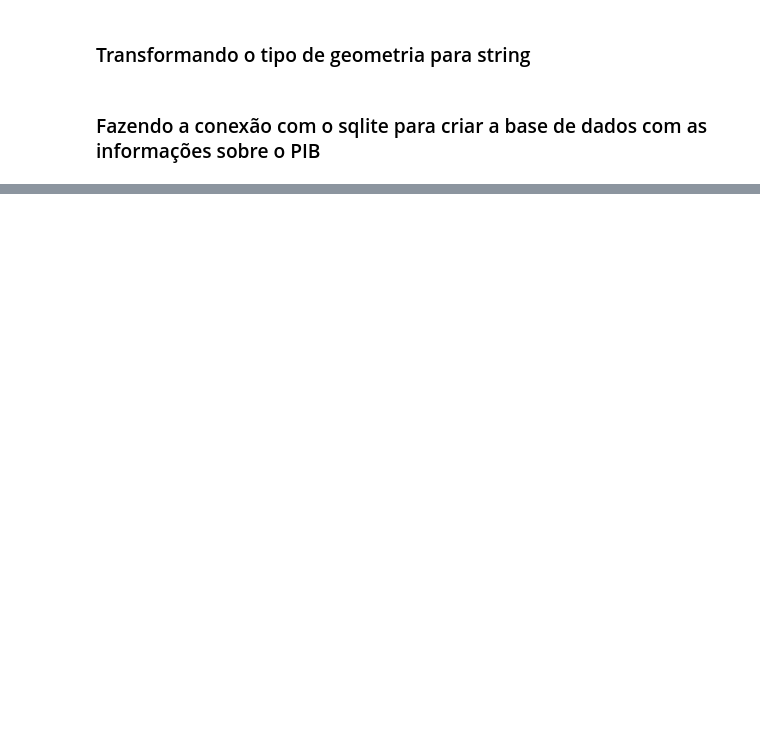
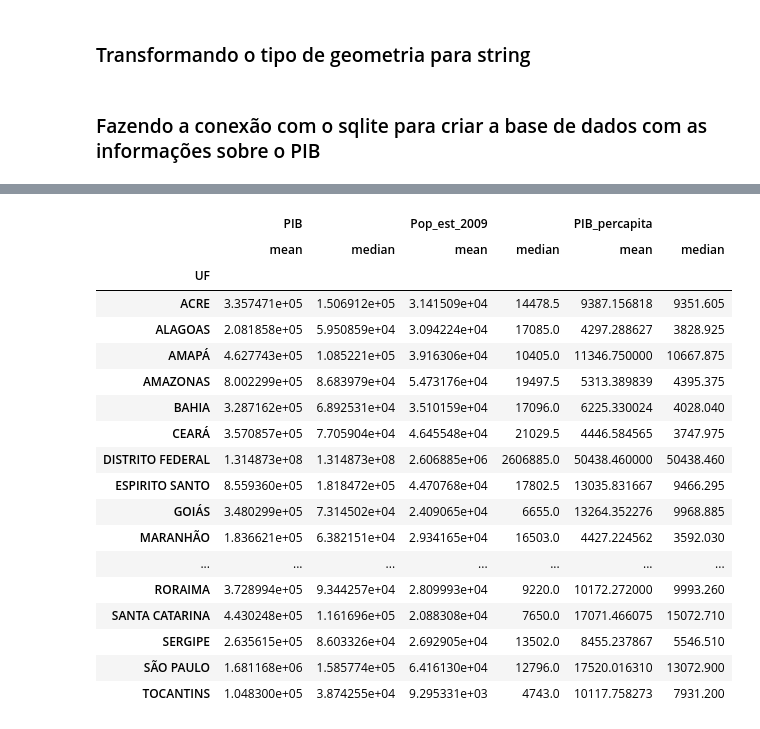
Before and after one commit to biancarvalho/banco-de-dados, a Jupyter notebook: A2/a2.ipynb, the cells around one changed output, grey strips where cells are left out. Saved outputs shown, nothing was run; the diff lists cells and outputs as text; code cells hidden in the pictures; blank space fills up the shorter version.

```diff
--- a/A2/a2.ipynb
+++ b/A2/a2.ipynb
@@ -130,0 +117,3 @@ pib.head()
+# %%
+pib = pd.read_sql('SELECT UF, nome, Censo, PIB, Pop_est_2009, PIB_percapita, classe, geometry FROM pib', conn)
+pib.head()
@@ -130,0 +127,22 @@ pib.head()
+# %%
+pib.groupby('UF')[['PIB', 'Pop_est_2009', 'PIB_percapita']].agg(['mean', 'median'])
+# %% [output]
+|  | PIB |  | Pop_est_2009 |  | PIB_percapita |  |
+|  | mean | median | mean | median | mean | median |
+| UF |  |  |  |  |  |  |
+| ACRE | 3.357471e+05 | 1.506912e+05 | 3.141509e+04 | 14478.5 | 9387.156818 | 9351.605 |
+| ALAGOAS | 2.081858e+05 | 5.950859e+04 | 3.094224e+04 | 17085.0 | 4297.288627 | 3828.925 |
+| AMAPÁ | 4.627743e+05 | 1.085221e+05 | 3.916306e+04 | 10405.0 | 11346.750000 | 10667.875 |
+| AMAZONAS | 8.002299e+05 | 8.683979e+04 | 5.473176e+04 | 19497.5 | 5313.389839 | 4395.375 |
+| BAHIA | 3.287162e+05 | 6.892531e+04 | 3.510159e+04 | 17096.0 | 6225.330024 | 4028.040 |
+| CEARÁ | 3.570857e+05 | 7.705904e+04 | 4.645548e+04 | 21029.5 | 4446.584565 | 3747.975 |
+| DISTRITO FEDERAL | 1.314873e+08 | 1.314873e+08 | 2.606885e+06 | 2606885.0 | 50438.460000 | 50438.460 |
+| ESPIRITO SANTO | 8.559360e+05 | 1.818472e+05 | 4.470768e+04 | 17802.5 | 13035.831667 | 9466.295 |
+| GOIÁS | 3.480299e+05 | 7.314502e+04 | 2.409065e+04 | 6655.0 | 13264.352276 | 9968.885 |
+| MARANHÃO | 1.836621e+05 | 6.382151e+04 | 2.934165e+04 | 16503.0 | 4427.224562 | 3592.030 |
+| ... | ... | ... | ... | ... | ... | ... |
+| RORAIMA | 3.728994e+05 | 9.344257e+04 | 2.809993e+04 | 9220.0 | 10172.272000 | 9993.260 |
+| SANTA CATARINA | 4.430248e+05 | 1.161696e+05 | 2.088308e+04 | 7650.0 | 17071.466075 | 15072.710 |
+| SERGIPE | 2.635615e+05 | 8.603326e+04 | 2.692905e+04 | 13502.0 | 8455.237867 | 5546.510 |
+| SÃO PAULO | 1.681168e+06 | 1.585774e+05 | 6.416130e+04 | 12796.0 | 17520.016310 | 13072.900 |
+| TOCANTINS | 1.048300e+05 | 3.874255e+04 | 9.295331e+03 | 4743.0 | 10117.758273 | 7931.200 |
```
Also changed, not shown: parts of 8 cells of this notebook.
